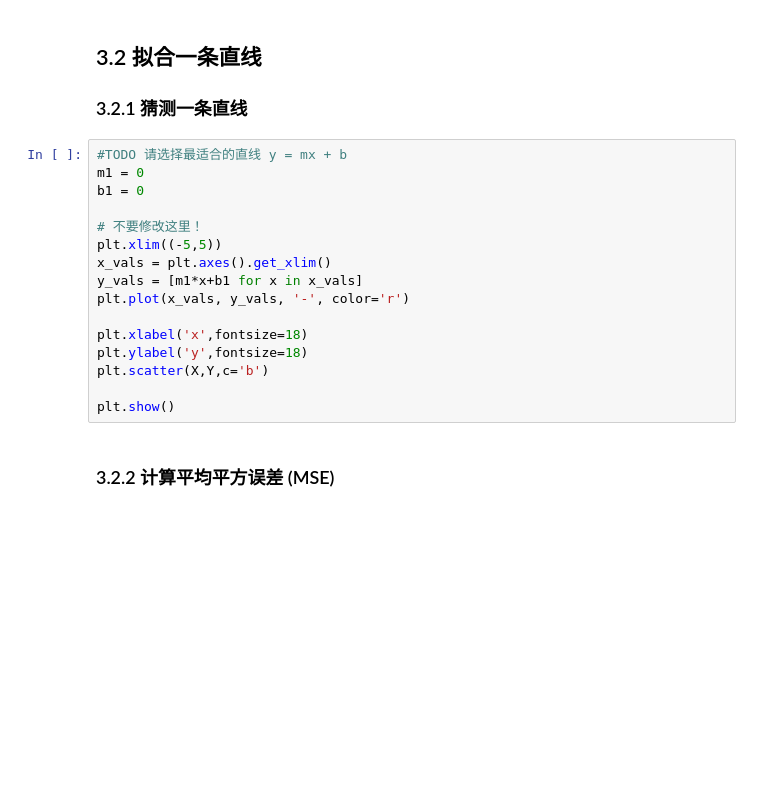
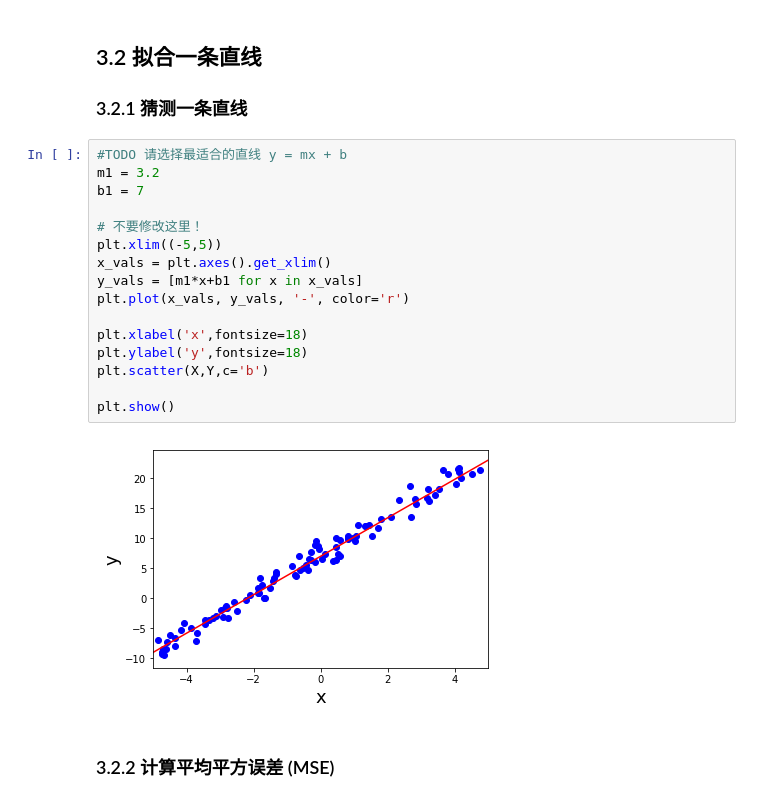
Before and after one commit to zhangbin0git/linear_algebra, a Jupyter notebook: linear_regression_project.ipynb, the cells around one changed output. Cells and saved outputs as stored; diff of their text form; blank space fills up the shorter version.

```diff
--- a/linear_regression_project.ipynb
+++ b/linear_regression_project.ipynb
@@ -404,20 +443,22 @@ plt.show()
 ### 3.2.1 猜测一条直线
 # %%
 #TODO 请选择最适合的直线 y = mx + b
-m1 = 0
-b1 = 0
+m1 = 3.2
+b1 = 7
 
 # 不要修改这里！
 plt.xlim((-5,5))
 x_vals = plt.axes().get_xlim()
 y_vals = [m1*x+b1 for x in x_vals]
 plt.plot(x_vals, y_vals, '-', color='r')
 
 plt.xlabel('x',fontsize=18)
 plt.ylabel('y',fontsize=18)
 plt.scatter(X,Y,c='b')
 
 plt.show()
+# %% [output]
+[figure, added]
 # %% [markdown]
 ### 3.2.2 计算平均平方误差 (MSE)
 # %% [markdown]
```
Also changed, not shown: parts of 16 cells of this notebook.
